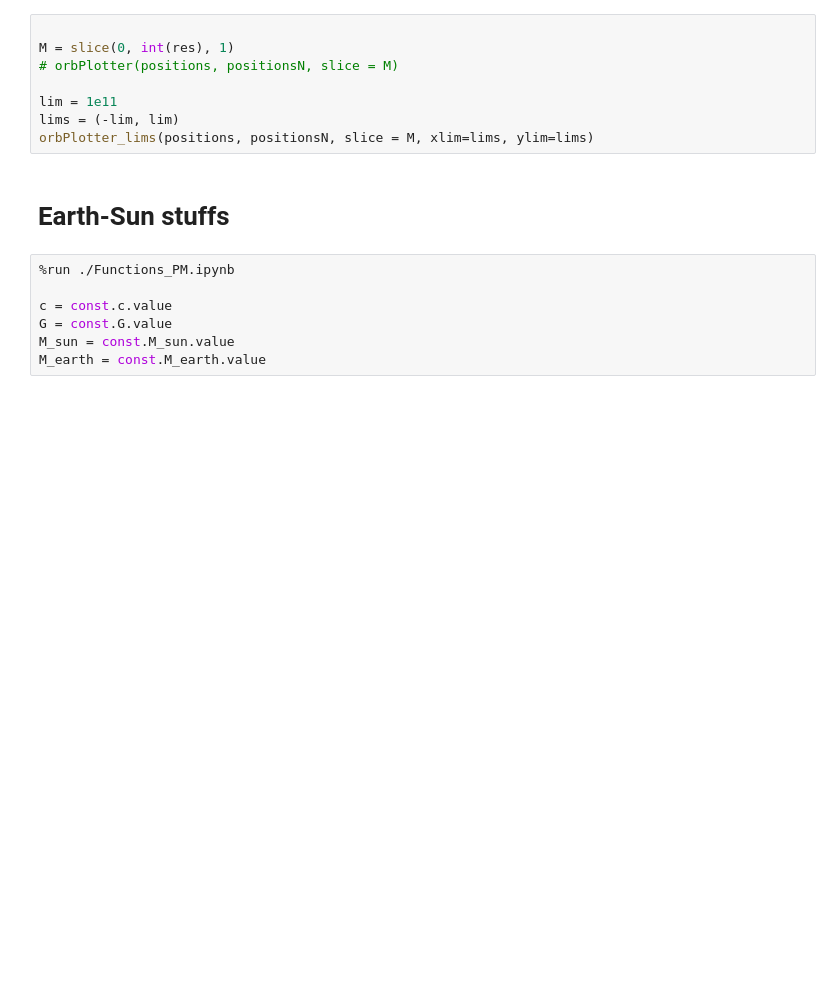
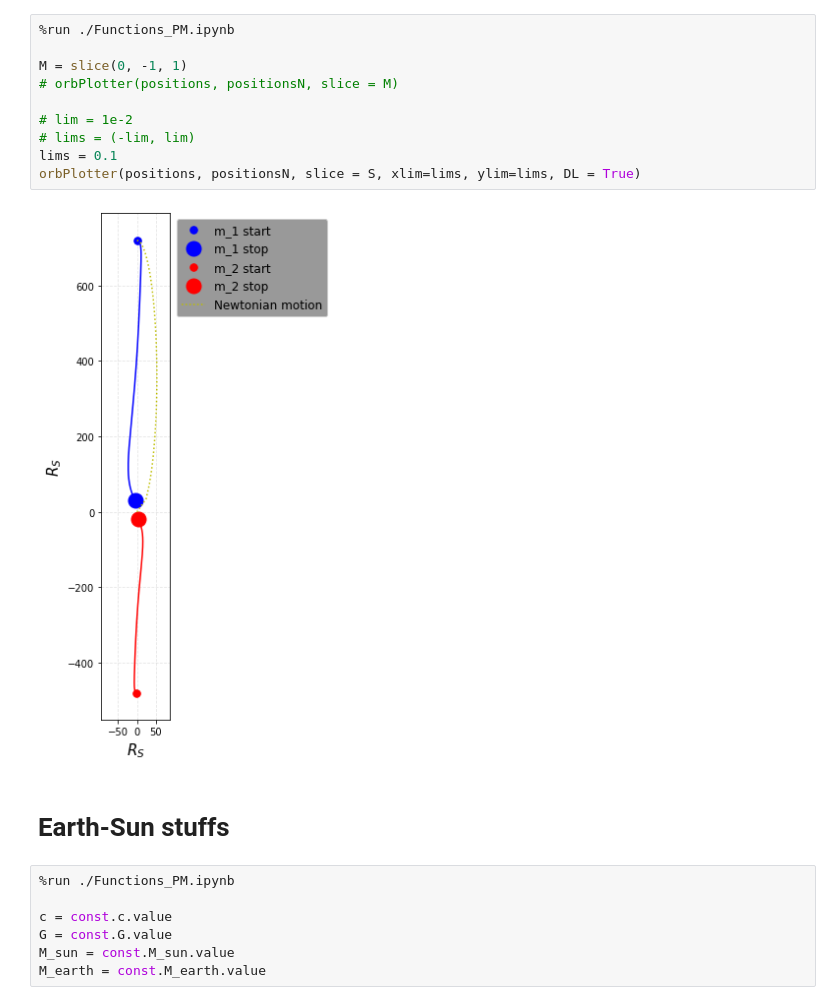
Before and after one commit to carlivas/Binary-Black-Hole-Orbitals, a Jupyter notebook: 04 POST MINKOWSKIAN EXPANSION/test.ipynb, the cells around one changed output. Saved outputs shown, nothing was run; the diff lists cells and outputs as text; blank space fills up the shorter version.

```diff
--- a/04 POST MINKOWSKIAN EXPANSION/test.ipynb
+++ b/04 POST MINKOWSKIAN EXPANSION/test.ipynb
@@ -25,11 +43,15 @@ positionsN = run_modelN(s, t_max = t_max, dt = dt)
 # %%
+%run ./Functions_PM.ipynb
 
-M = slice(0, int(res), 1)
+M = slice(0, -1, 1)
 # orbPlotter(positions, positionsN, slice = M)
 
-lim = 1e11
-lims = (-lim, lim)
-orbPlotter_lims(positions, positionsN, slice = M, xlim=lims, ylim=lims)
+# lim = 1e-2
+# lims = (-lim, lim)
+lims = 0.1
+orbPlotter(positions, positionsN, slice = S, xlim=lims, ylim=lims, DL = True)
+# %% [output]
+[figure, added]
 # %% [markdown]
 # Earth-Sun stuffs
 # %%
```
Also changed, not shown: parts of 6 cells of this notebook, 6 other files.
